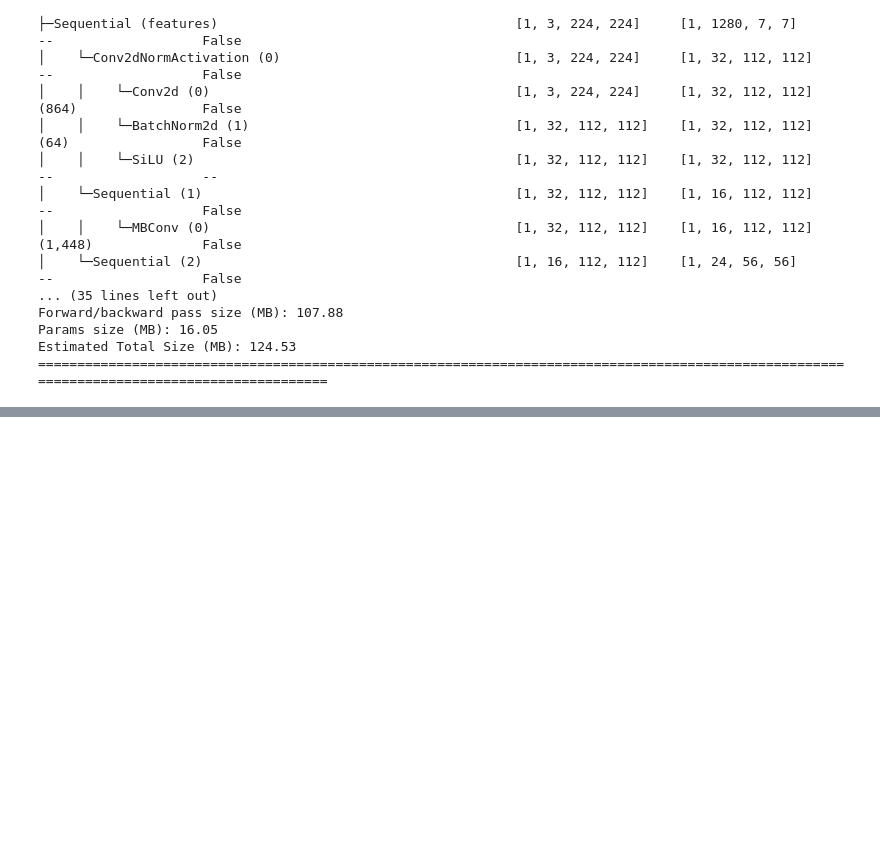
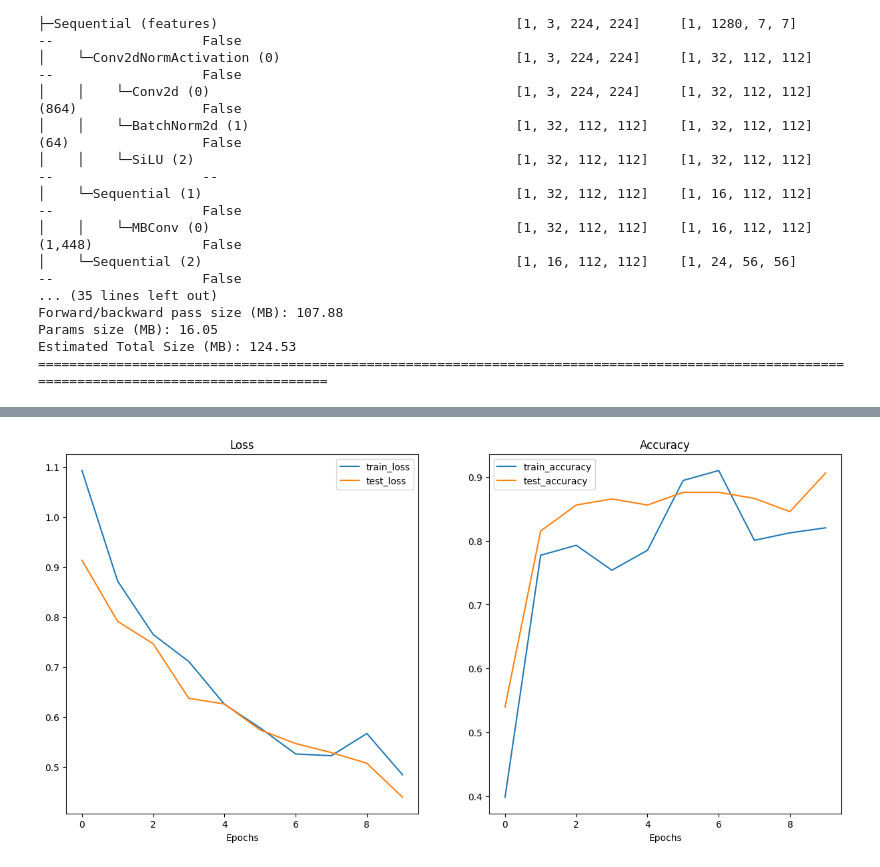
Before and after one commit to saai07/Food_Net, a Jupyter notebook: main.ipynb, the cells around one changed output, grey strips where cells are left out. Drawn from its saved outputs; the diff is of its cells as text; code cells hidden in the pictures; blank space fills up the shorter version.

```diff
--- a/main.ipynb
+++ b/main.ipynb
@@ -262,0 +256,4 @@ except:
+# %%
+plot_loss_curves(results)
+# %% [output]
+[figure, added]
```
Also changed, not shown: parts of 11 cells of this notebook.
